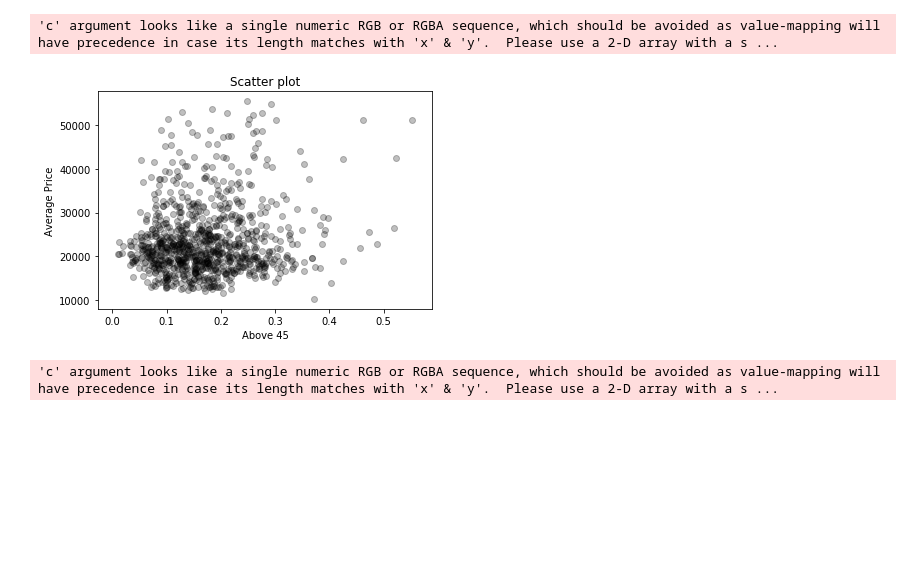
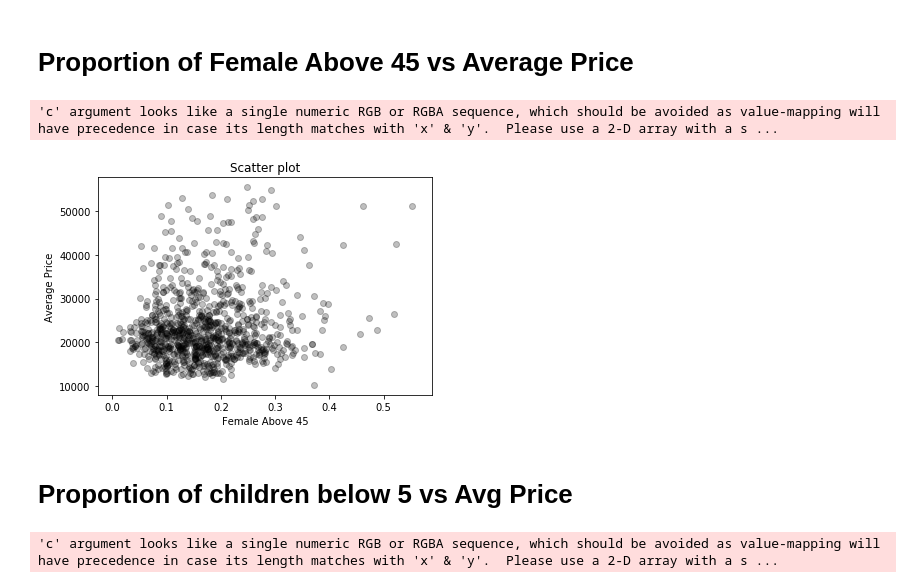
Before and after one commit to MangoOverlord/DataHacks2020, a Jupyter notebook: Dataset/Multivariable.ipynb, the cells around one changed output. Drawn from its saved outputs; the diff is of its cells as text; code cells hidden in the pictures; blank space fills up the shorter version.

```diff
--- a/Dataset/Multivariable.ipynb
+++ b/Dataset/Multivariable.ipynb
@@ -42,23 +42,27 @@ for col in agedata:
     agedata[col] = agedata[col].astype(str).astype(float)
 
 #agedata.to_csv("extracleanData.csv", encoding='utf-8')
+# %% [markdown]
+# Proportion of Female Above 45 vs Average Price
 # %%
 
 agedata["femaleAbove45"] = (agedata["Female persons age 45-54 years"] + agedata["Female persons age 55-59 years"] + agedata["Female persons age 60-61 years"] + agedata["Female persons age 62-64 years"] + agedata["Female persons age 65-74 years"] + agedata["Female persons age 75 and over"]) / (agedata["Total persons"])
 
 agedata
 
 
 colors = (0,0,0)
 
 plt.scatter(agedata["femaleAbove45"], agedata["AveragePrice"], c=colors, alpha=0.25)
 plt.title('Scatter plot')
-plt.xlabel('Above 45')
+plt.xlabel('Female Above 45')
 plt.ylabel('Average Price')
 plt.show()
 # %% [output]
 'c' argument looks like a single numeric RGB or RGBA sequence, which should be avoided as value-mapping will have precedence in case its length matches with 'x' & 'y'.  Please use a 2-D array with a s ...
-[figure, old version]
+[figure, new version]
+# %% [markdown]
+# Proportion of children below 5 vs Avg Price
 # %%
 agedata["malebelow16"] = (agedata["Male persons age under 5 years"] + agedata["Male persons age 5 years"] + agedata["Male persons age 6 years"] + agedata["Male persons age 7-9 years"] + agedata["Male persons age 10-13 years"] + agedata["Male persons age 14 years"] + agedata["Male persons age 15 years"] + agedata["Male persons age 16 years"]) / (agedata["Total persons"])
 agedata["under5"] = (agedata["Male persons age under 5 years"] + agedata["Female persons age under 5 years"]) / (agedata["Total persons"])
```
Also changed, not shown: parts of 10 cells of this notebook, 1 other file.
